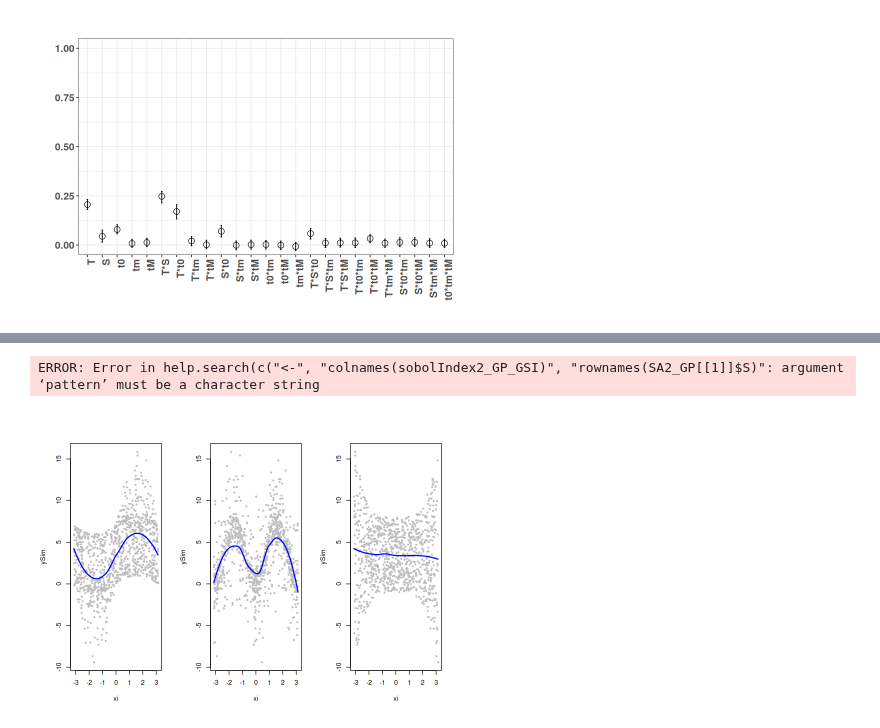
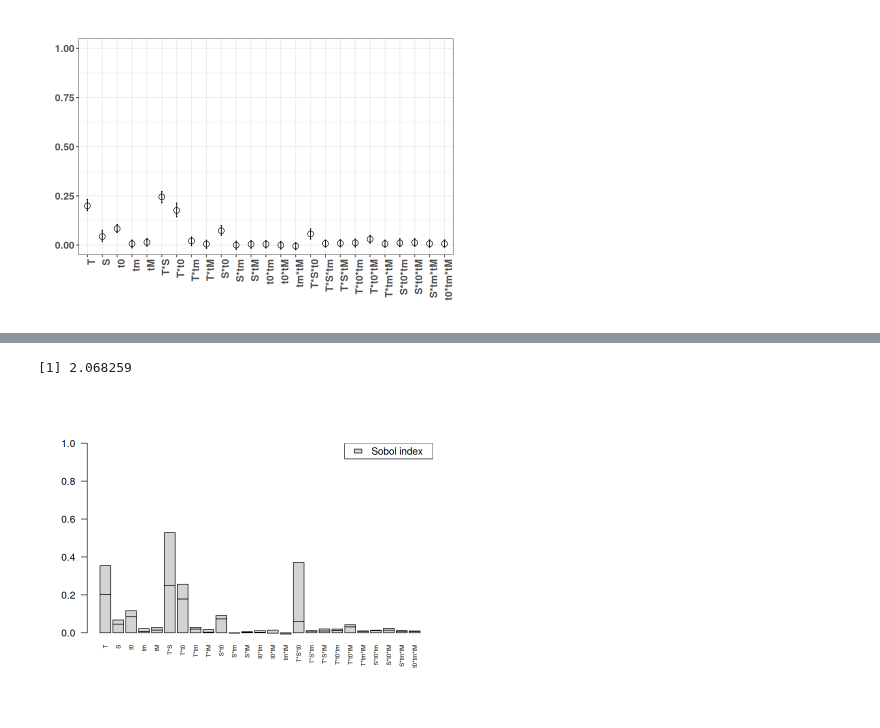
Before and after one commit to MaxMosh/n7-SN, a Jupyter notebook: 3A ModIA/S9 (INSA)/Métamodélisation/Processus gaussiens/Projet/Metamodeling_Case_Study_Coastal_Flooding_starter.ipynb, the cells around one changed output, grey strips where cells are left out. Saved outputs shown, nothing was run; the diff lists cells and outputs as text; code cells hidden in the pictures.

```diff
--- a/3A ModIA/S9 (INSA)/Métamodélisation/Processus gaussiens/Projet/Metamodeling_Case_Study_Coastal_Flooding_starter.ipynb
+++ b/3A ModIA/S9 (INSA)/Métamodélisation/Processus gaussiens/Projet/Metamodeling_Case_Study_Coastal_Flooding_starter.ipynb
@@ -422,40 +536,19 @@ ggplot(SA2_GP[[1]])
 # %%
 # question 9
 # generalized sensitivity index
+nPC_for_SA <- 3  # first 3 PCs
 eigenvalProp <- resPCA$eig[1:nPC_for_SA, 2]/100   # PCA eigenvalues (percentages)
 
-sobolIndex2_GP_GSI <- ?? # to be deduced from sobolIndex2_GP
+sobolIndex2_GP_GSI <- sobolIndex2_GP/sum(eigenvalProp) # to be deduced from sobolIndex2_GP
 
 colnames(sobolIndex2_GP_GSI) <- rownames(SA2_GP[[1]]$S)
 par(mfrow = c(1, 1))
 colMain <- "lightgrey"
 colTotal <- "blue"
 barplot(sobolIndex2_GP_GSI, ylim = c(0, 1), col = colMain,
         cex.names = 0.6, las = 2)
 legend("topright", legend = c("Sobol index"), fill = c(colMain))
 print(sum(sobolIndex2_GP_GSI))
 # %% [output]
-ERROR: Error in help.search(c("<-", "colnames(sobolIndex2_GP_GSI)", "rownames(SA2_GP[[1]]$S)": argument ‘pattern’ must be a character string
+[1] 2.068259
+[figure, added]
-# %%
-# question 10
-N <- 1000
-
-xSim <- matrix(runif(3*N, -pi, pi), N, 3)
-
-ishigamiFun <- function(x){
-  sin(x[, 1]) + 7 * sin(x[, 2])^2 + 0.1 * x[, 3]^4 * sin(x[, 1])
-}
-
-ySim <- ishigamiFun(xSim)
-
-par(mfrow = c(1, 3))
-
-for (i in 1:3){
-    xi <- xSim[, i]
-    plot(xi, ySim, cex = 0.5, pch = 19, col = "grey")
-    ss <- loess(y ~ xi, data = data.frame(y = ySim, xi = xi)) # estimation of the conditional expectation
-    t <- seq(from = min(xi), to = max(xi), length = 200)
-    lines(t, predict(ss, t), col = "blue", lwd = 2)
-}
-# %% [output]
-[figure, removed]
```
Also changed, not shown: parts of 30 cells of this notebook.
